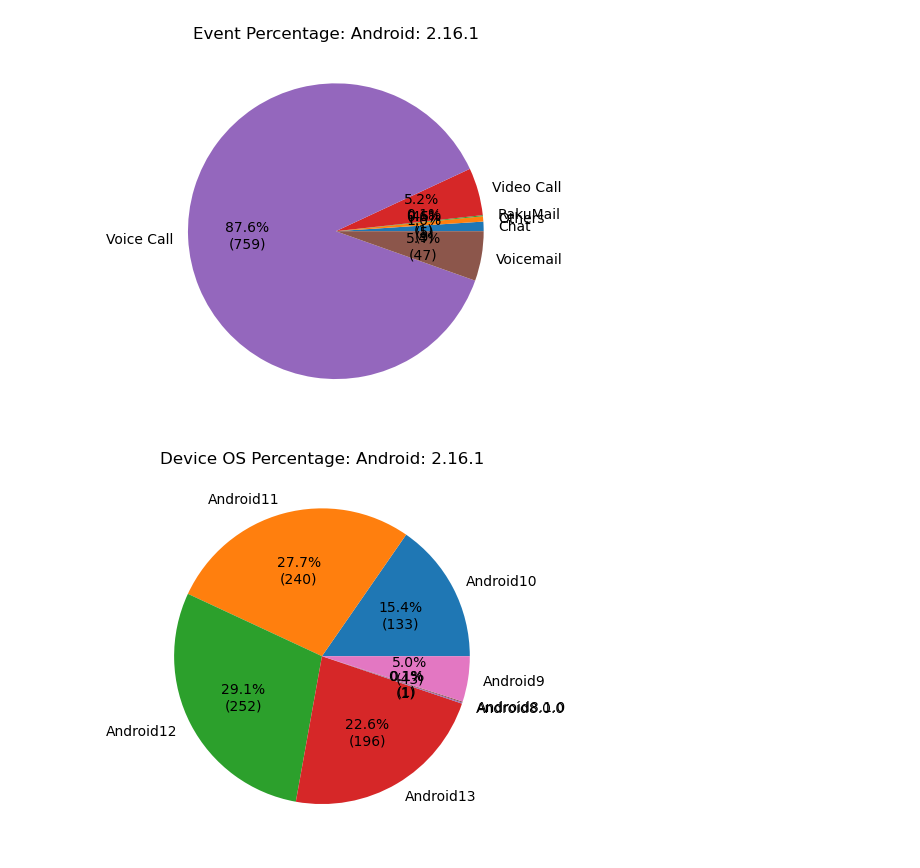
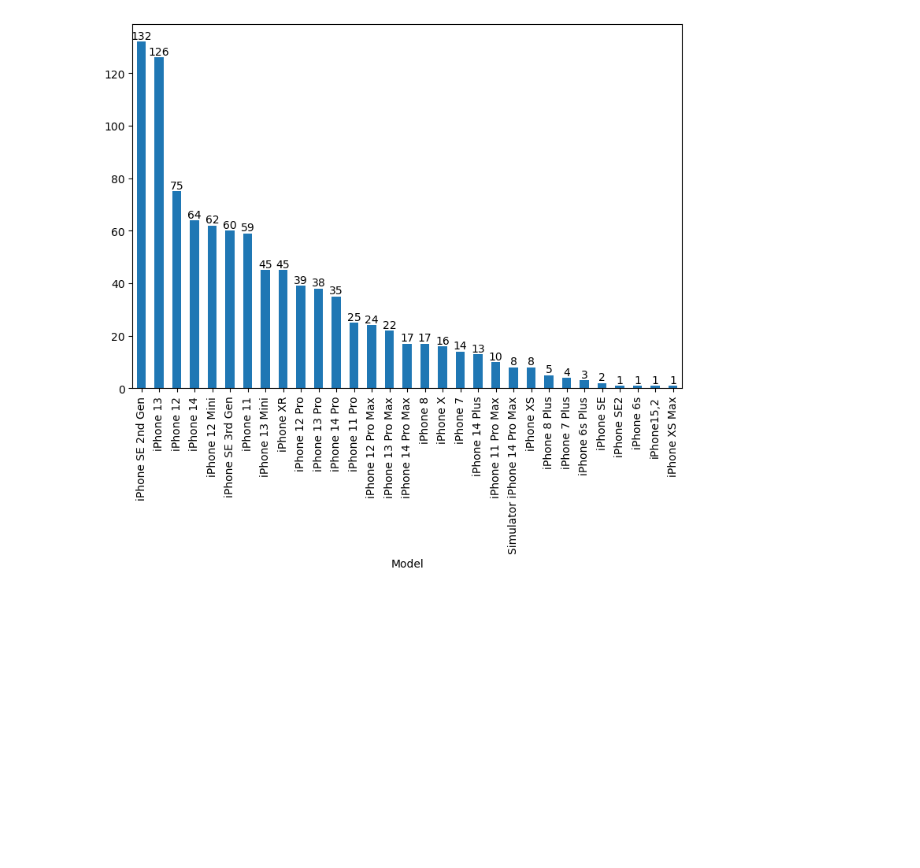
Before and after one commit to ts-sumitmeena/log-analysis_old, a Jupyter notebook: version_base_ios.ipynb, the cells around one changed output. Cells and saved outputs as stored; diff of their text form; code cells hidden in the pictures; blank space fills up the shorter version.

Commit message:
Update script for version_base_ios

```diff
--- a/version_base_ios.ipynb
+++ b/version_base_ios.ipynb
@@ -2,11 +2,16 @@
 import pandas as pd
 from pandas_datareader import data
 import matplotlib.pyplot as plt
+%matplotlib inline
+# import numpy as np
 df = pd.read_csv("../Link-Feedback -august-dump (1).csv")
-os = "Android"
-version = "2.16.1"
+os = "iPhone"
+version = "2.14.1"
 df = df[df["Device OS"].str.contains(os)]
+# df["Version Name"].value_counts()
+# df.head(5)
+# df["Operator"].value_counts()
+df = df[df["Version Name"].str.contains(version)]
 df["Version Name"].value_counts()
-df["Operator"].value_counts()
-# df = df[df["Version Name"].str.contains(version)]
+df.head(5)
 # %% [output]
@@ -36,0 +49,26 @@ pie_chart("Rating")
+# %%
+# Case 2: show percentage of event for
+# pie_chart("Event")
+
+
+def bar_chart_with_value_label(type, x, y):
+    series = df[type].value_counts()
+    dict = series.to_dict()
+# type(dict.keys())
+    plt.figure(figsize=(x,y))
+    fig = series.plot(kind='bar')
+    fig.set_xticklabels(dict.keys())
+    fig.bar_label(fig.containers[0], label_type="edge")
+
+# def bar_chart_test(rating):
+#     newDf = df[df["Rating"] <= rating]
+#     dict = {}
+#     for type in ["Call dropped", "Poor audio", "No audio", "Unable to make call"]:
+#         s = newDf[newDf["Specifics"].str.contains(type)]
+#         dict[type] = len(s.index)
+#         print("Addign value: " + str(type) + " : " + str(len(s.index)))
+#     plt.suptitle("Reason comparision for rating less than " + str(rating))
+#     plt.bar(dict.keys(), dict.values(), width=0.2)
+#     plt.show()
+
+bar_chart_with_value_label("Event", 9 , 6)
@@ -37,10 +87,6 @@ pie_chart("Rating")
 # %%
-# Case 2: show percentage of event for
-pie_chart("Event")
+# Case 4: show percentage of device maker
+# pie_chart("Device Make")
+bar_chart_with_value_label("Model", 9 ,6)
 # %% [output]
-[figure, old version]
+[figure, new version]
-# %%
-# Case 3: show percentage of android version for
-pie_chart("Device OS")
-# %% [output]
-[figure, removed]
```
Also changed, not shown: parts of 15 cells of this notebook.
